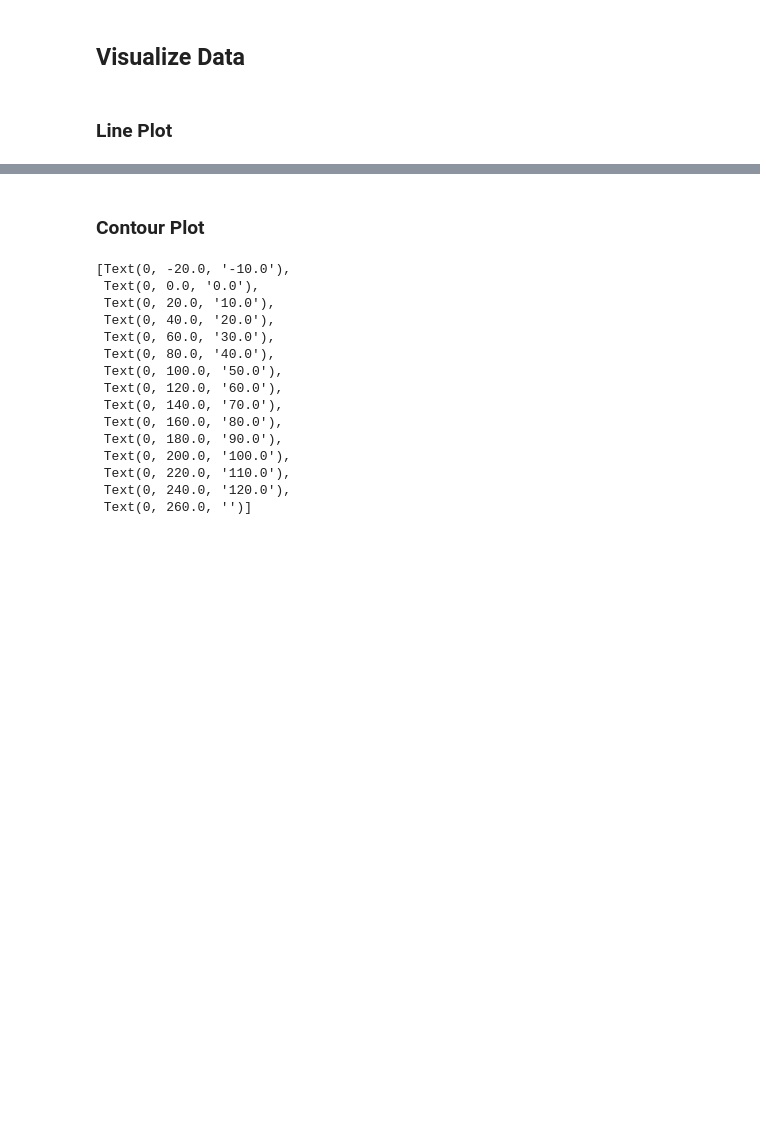
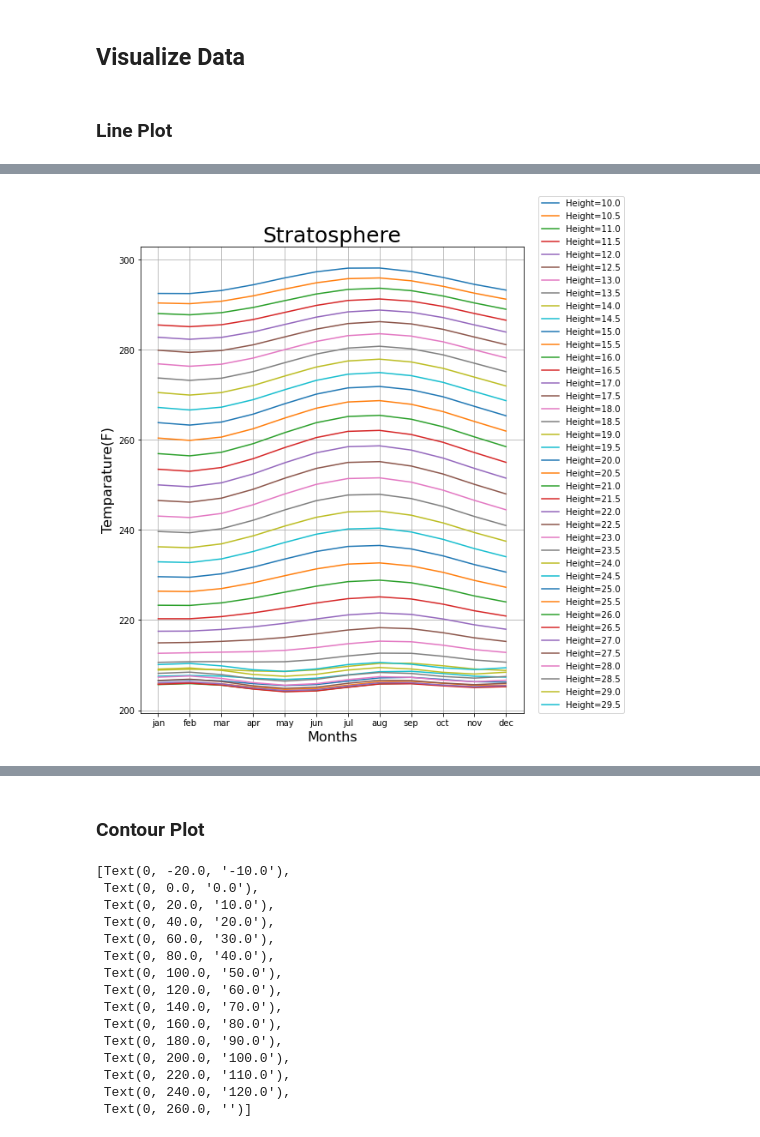
Before and after one commit to alinadevkota/DataViz, a Jupyter notebook: notebooks/load_and_visualize.ipynb, the cells around one changed output, grey strips where cells are left out. Saved outputs shown, nothing was run; the diff lists cells and outputs as text; code cells hidden in the pictures; blank space fills up the shorter version.

```diff
--- a/notebooks/load_and_visualize.ipynb
+++ b/notebooks/load_and_visualize.ipynb
@@ -119,0 +198,5 @@ plt.show()
+# %%
+l = "Stratosphere"
+plot_layer(l, layers[l], 10)
+# %% [output]
+[figure, added]
```
Also changed, not shown: parts of 10 cells of this notebook.
